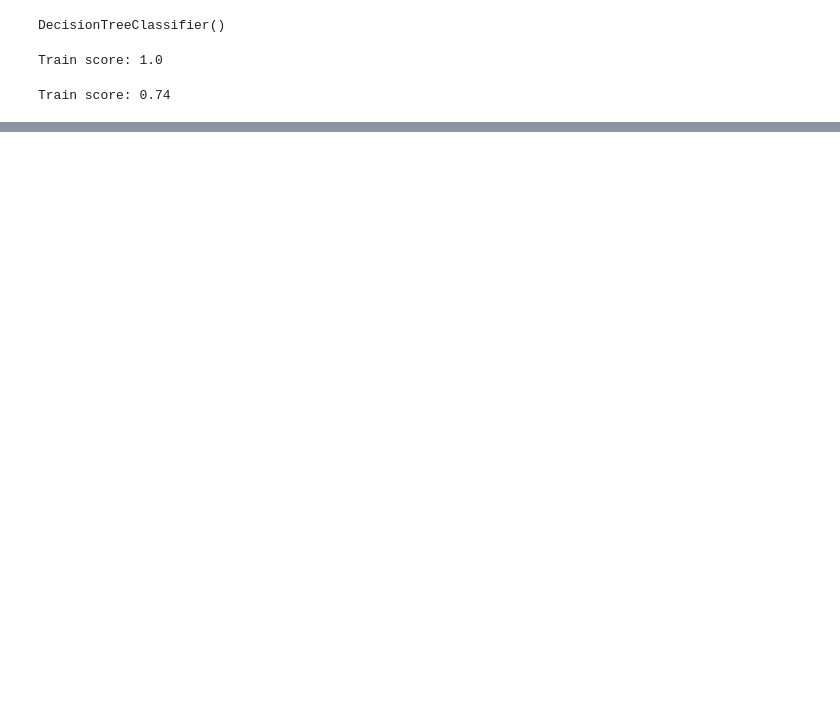
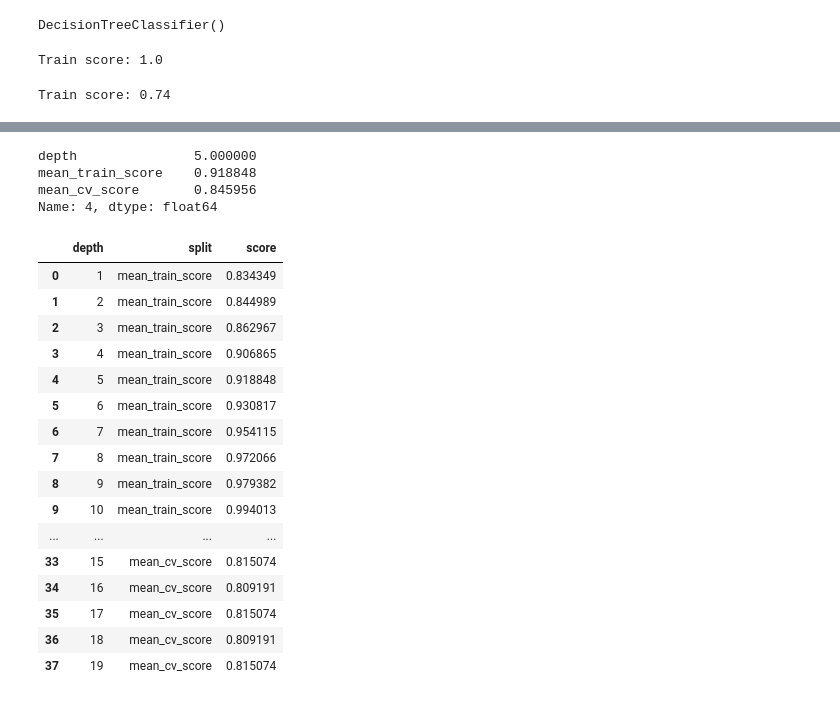
Before and after one commit to jennalenoble/machine-learning, a Jupyter notebook: module3.ipynb, the cells around one changed output, grey strips where cells are left out. Cells and saved outputs as stored; diff of their text form; code cells hidden in the pictures; blank space fills up the shorter version.

```diff
--- a/module3.ipynb
+++ b/module3.ipynb
@@ -94,0 +233,32 @@ Train score: 0.74
+# %%
+results_df.sort_values('mean_cv_score', ascending=False).iloc[0]
+# %% [output]
+depth               5.000000
+mean_train_score    0.918848
+mean_cv_score       0.845956
+Name: 4, dtype: float64
+# %%
+results_df = results_df.melt(id_vars=['depth'],
+                             value_vars=['mean_train_score',
+                                         'mean_cv_score'],
+                             var_name='split',
+                             value_name='score')
+results_df
+# %% [output]
+|  | depth | split | score |
+| 0 | 1 | mean_train_score | 0.834349 |
+| 1 | 2 | mean_train_score | 0.844989 |
+| 2 | 3 | mean_train_score | 0.862967 |
+| 3 | 4 | mean_train_score | 0.906865 |
+| 4 | 5 | mean_train_score | 0.918848 |
+| 5 | 6 | mean_train_score | 0.930817 |
+| 6 | 7 | mean_train_score | 0.954115 |
+| 7 | 8 | mean_train_score | 0.972066 |
+| 8 | 9 | mean_train_score | 0.979382 |
+| 9 | 10 | mean_train_score | 0.994013 |
+| ... | ... | ... | ... |
+| 33 | 15 | mean_cv_score | 0.815074 |
+| 34 | 16 | mean_cv_score | 0.809191 |
+| 35 | 17 | mean_cv_score | 0.815074 |
+| 36 | 18 | mean_cv_score | 0.809191 |
+| 37 | 19 | mean_cv_score | 0.815074 |
```
Also changed, not shown: parts of 27 cells of this notebook.
